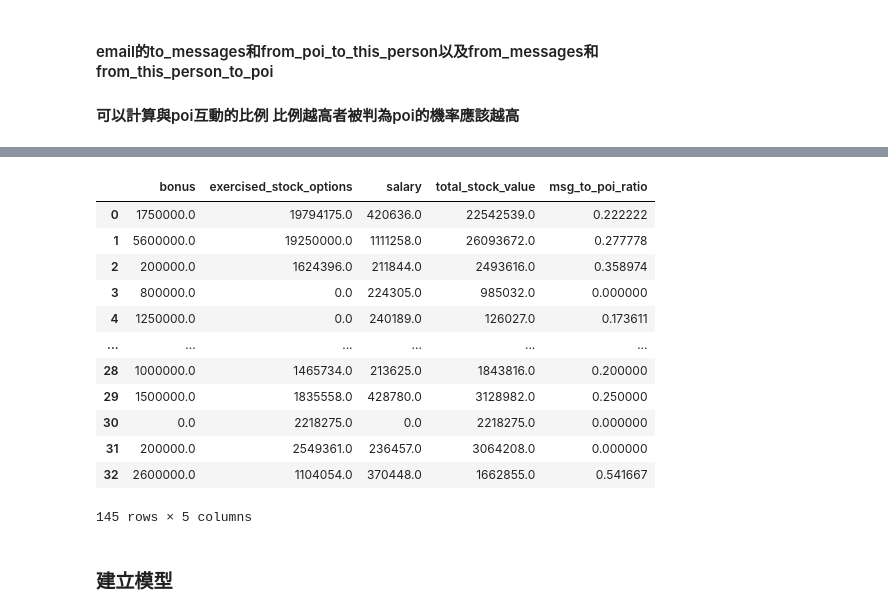
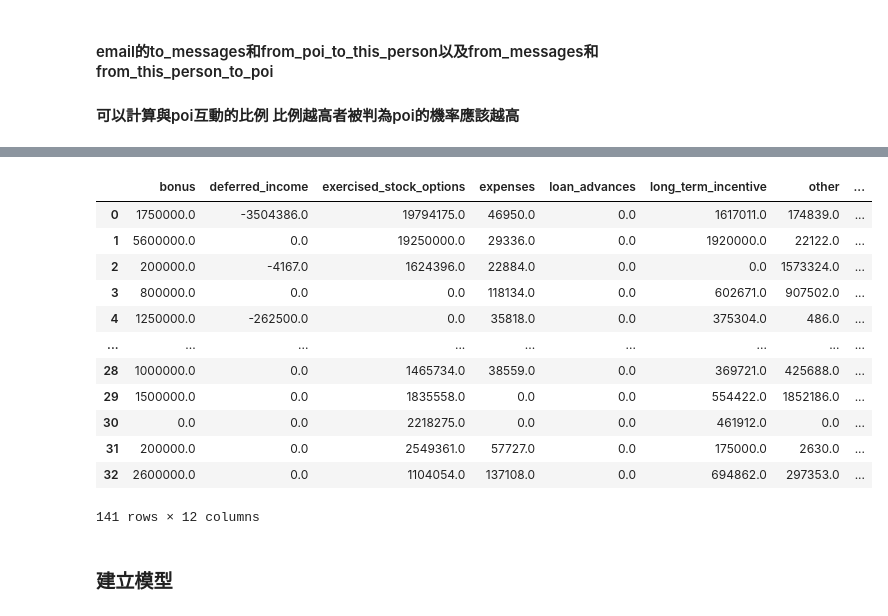
Before and after one commit to waitingSu/ML100Days, a Jupyter notebook: homework/D51_D53_Midterm.ipynb, the cells around one changed output, grey strips where cells are left out. Saved outputs shown, nothing was run; the diff lists cells and outputs as text; code cells hidden in the pictures.

```diff
--- a/homework/D51_D53_Midterm.ipynb
+++ b/homework/D51_D53_Midterm.ipynb
@@ -135,9 +144,16 @@ df.loc[df['name'] == 'TOTAL']
 # %%
-#刪除該筆資料 但之後要加回(預測需要)
+#刪除該筆資料並重新切分資料
 #total_row = df[df["name"] == 'TOTAL']
-df = df[df["name"] != 'TOTAL']
-ids = df_test[df_test["name"] != 'TOTAL']
-ids = ids["name"]
+train_num = train_Y.shape[0]
+train_X = df[:train_num]
+test_X = df[train_num:]
+test_X = test_X[test_X["name"] != 'TOTAL']
+train_X = train_X[(train_X["name"] != 'THE TRAVEL AGENCY IN THE PARK') & (train_X['name'] != 'LOCKHART EUGENE E')]
+train_Y = train_X['poi'].astype('bool')
+df = pd.concat([train_X,test_X])
+#因為被納入預測用資料 所以之後要補回
+ids = df_test[df_test["name"] != 'TOTAL']['name']
+print(ids)
 # 重跑長條圖
 df[num_feature].hist(bins = 15, figsize=(30,15), layout=(4,5))
 # %% [output]
@@ -162,3 +229,7 @@ array([[<matplotlib.axes._subplots.AxesSubplot object at 0x...>,
+# %%
+#依據PDF給予的資訊決定是否要刪除這些資料 因為有幾項被標記成POI所以必定保留
+df = df.drop([33,58])
+train_Y = train_Y.drop([33,58])
 # %% [markdown]
 #### 把不同性質的欄位分組
 # %%
@@ -333,7 +418,7 @@ test_X = df[train_num:]
 # 切分訓練集/測試集
 x_train, x_test, y_train, y_test = train_test_split(train_X, train_Y, test_size=0.25, random_state=44)
 
-kbest = SelectKBest(score_func=f_classif, k=5)
+kbest = SelectKBest(score_func=f_classif, k='all')
 X_new = kbest.fit_transform(train_X, train_Y)
 
 kbest_df = pd.DataFrame(data = list(zip(df[1:], kbest.scores_)), columns=['Feature', 'Score'])
@@ -359,24 +444,24 @@ kbest_df
 # %%
-#選出分數>10的欄位出來
+#選出分數>6的欄位出來
 
-feature=kbest_df[kbest_df['Score']>10]['Feature']
+feature=kbest_df[kbest_df['Score']>6]['Feature']
 
 df = df[feature]
 df
 # %% [output]
-|  | bonus | exercised_stock_options | salary | total_stock_value | msg_to_poi_ratio |
-| 0 | 1750000.0 | 19794175.0 | 420636.0 | 22542539.0 | 0.222222 |
-| 1 | 5600000.0 | 19250000.0 | 1111258.0 | 26093672.0 | 0.277778 |
-| 2 | 200000.0 | 1624396.0 | 211844.0 | 2493616.0 | 0.358974 |
-| 3 | 800000.0 | 0.0 | 224305.0 | 985032.0 | 0.000000 |
-| 4 | 1250000.0 | 0.0 | 240189.0 | 126027.0 | 0.173611 |
-| ... | ... | ... | ... | ... | ... |
-| 28 | 1000000.0 | 1465734.0 | 213625.0 | 1843816.0 | 0.200000 |
-| 29 | 1500000.0 | 1835558.0 | 428780.0 | 3128982.0 | 0.250000 |
-| 30 | 0.0 | 2218275.0 | 0.0 | 2218275.0 | 0.000000 |
-| 31 | 200000.0 | 2549361.0 | 236457.0 | 3064208.0 | 0.000000 |
-| 32 | 2600000.0 | 1104054.0 | 370448.0 | 1662855.0 | 0.541667 |
+|  | bonus | deferred_income | exercised_stock_options | expenses | loan_advances | long_term_incentive | other | ... |
+| 0 | 1750000.0 | -3504386.0 | 19794175.0 | 46950.0 | 0.0 | 1617011.0 | 174839.0 | ... |
+| 1 | 5600000.0 | 0.0 | 19250000.0 | 29336.0 | 0.0 | 1920000.0 | 22122.0 | ... |
+| 2 | 200000.0 | -4167.0 | 1624396.0 | 22884.0 | 0.0 | 0.0 | 1573324.0 | ... |
+| 3 | 800000.0 | 0.0 | 0.0 | 118134.0 | 0.0 | 602671.0 | 907502.0 | ... |
+| 4 | 1250000.0 | -262500.0 | 0.0 | 35818.0 | 0.0 | 375304.0 | 486.0 | ... |
+| ... | ... | ... | ... | ... | ... | ... | ... | ... |
+| 28 | 1000000.0 | 0.0 | 1465734.0 | 38559.0 | 0.0 | 369721.0 | 425688.0 | ... |
+| 29 | 1500000.0 | 0.0 | 1835558.0 | 0.0 | 0.0 | 554422.0 | 1852186.0 | ... |
+| 30 | 0.0 | 0.0 | 2218275.0 | 0.0 | 0.0 | 461912.0 | 0.0 | ... |
+| 31 | 200000.0 | 0.0 | 2549361.0 | 57727.0 | 0.0 | 175000.0 | 2630.0 | ... |
+| 32 | 2600000.0 | 0.0 | 1104054.0 | 137108.0 | 0.0 | 694862.0 | 297353.0 | ... |
-145 rows × 5 columns
+141 rows × 12 columns
 # %%
 #標準化
 from sklearn.preprocessing import MinMaxScaler
```
Also changed, not shown: parts of 21 cells of this notebook.
